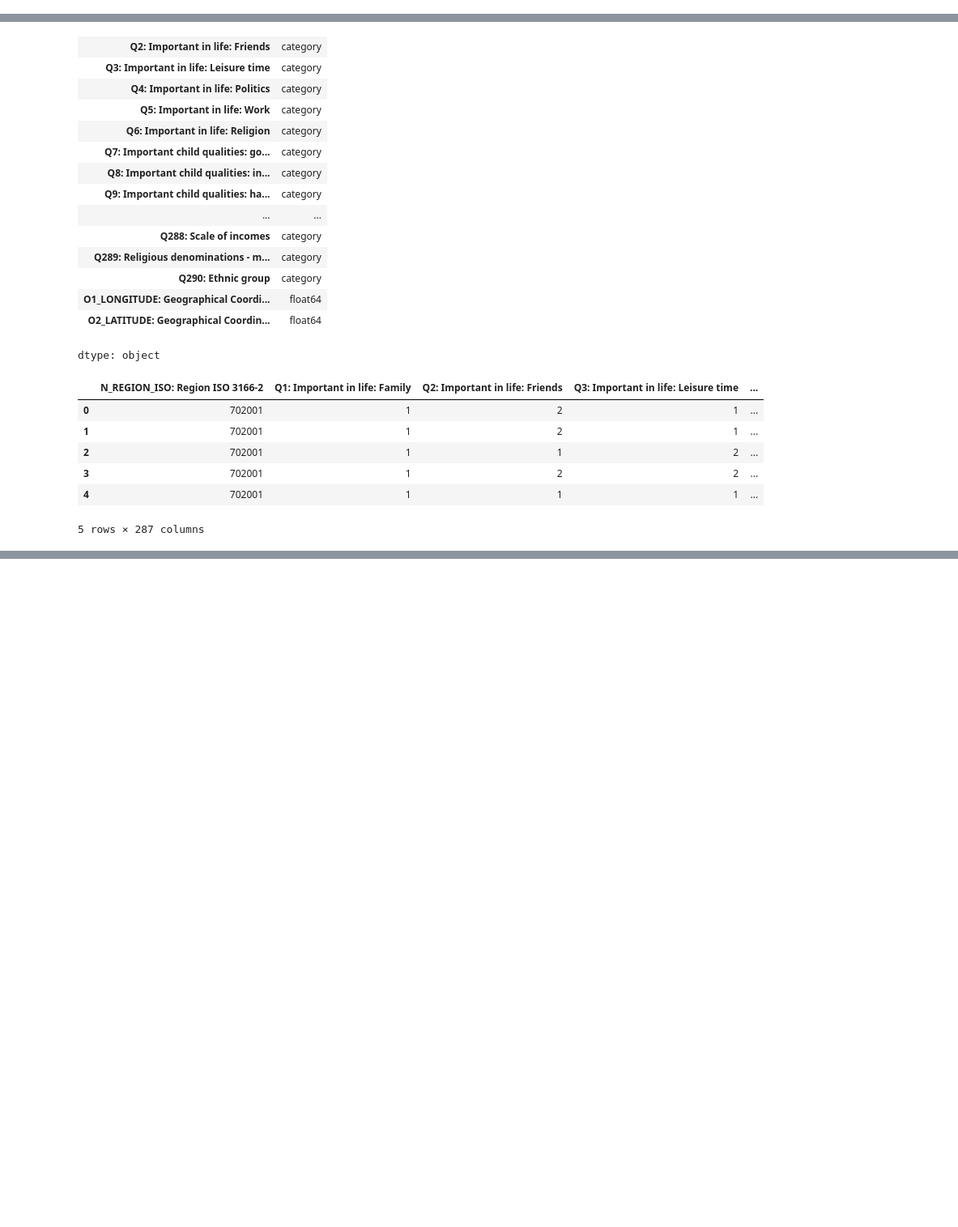
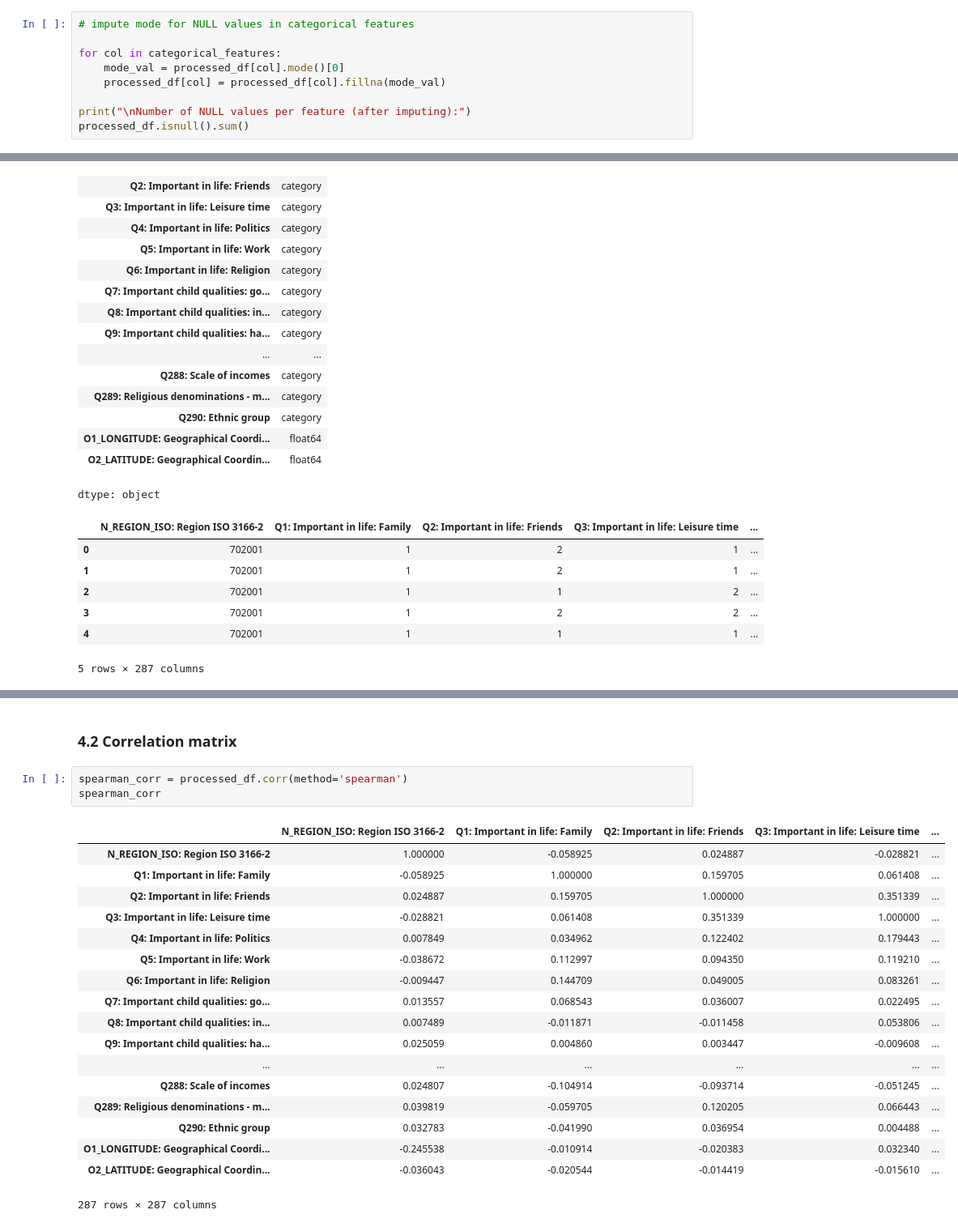
Before and after one commit to gooncaver/is5126_finalproj, a Jupyter notebook: Data/Scripts/preprocessing_ck.ipynb, the cells around one changed output, grey strips where cells are left out. Shown at 81% size. Saved outputs shown, nothing was run; the diff lists cells and outputs as text; blank space fills up the shorter version.

```diff
--- a/Data/Scripts/preprocessing_ck.ipynb
+++ b/Data/Scripts/preprocessing_ck.ipynb
@@ -409,6 +379,15 @@ Some columns have high number of NULL values.
 
 
 Approach: to impute the mode for these missing data so that we retain the available data for training.
+# %%
+# impute mode for NULL values in categorical features
+
+for col in categorical_features:
+    mode_val = processed_df[col].mode()[0]
+    processed_df[col] = processed_df[col].fillna(mode_val)
+
+print("\nNumber of NULL values per feature (after imputing):")
+processed_df.isnull().sum()
 # %%
 # process all features
 
@@ -456,0 +469,24 @@ dtype: object
+# %% [markdown]
+### 4.2 Correlation matrix
+# %%
+spearman_corr = processed_df.corr(method='spearman')
+spearman_corr
+# %% [output]
+|  | N_REGION_ISO: Region ISO 3166-2 | Q1: Important in life: Family | Q2: Important in life: Friends | Q3: Important in life: Leisure time | ... |
+| N_REGION_ISO: Region ISO 3166-2 | 1.000000 | -0.058925 | 0.024887 | -0.028821 | ... |
+| Q1: Important in life: Family | -0.058925 | 1.000000 | 0.159705 | 0.061408 | ... |
+| Q2: Important in life: Friends | 0.024887 | 0.159705 | 1.000000 | 0.351339 | ... |
+| Q3: Important in life: Leisure time | -0.028821 | 0.061408 | 0.351339 | 1.000000 | ... |
+| Q4: Important in life: Politics | 0.007849 | 0.034962 | 0.122402 | 0.179443 | ... |
+| Q5: Important in life: Work | -0.038672 | 0.112997 | 0.094350 | 0.119210 | ... |
+| Q6: Important in life: Religion | -0.009447 | 0.144709 | 0.049005 | 0.083261 | ... |
+| Q7: Important child qualities: go... | 0.013557 | 0.068543 | 0.036007 | 0.022495 | ... |
+| Q8: Important child qualities: in... | 0.007489 | -0.011871 | -0.011458 | 0.053806 | ... |
+| Q9: Important child qualities: ha... | 0.025059 | 0.004860 | 0.003447 | -0.009608 | ... |
+| ... | ... | ... | ... | ... | ... |
+| Q288: Scale of incomes | 0.024807 | -0.104914 | -0.093714 | -0.051245 | ... |
+| Q289: Religious denominations - m... | 0.039819 | -0.059705 | 0.120205 | 0.066443 | ... |
+| Q290: Ethnic group | 0.032783 | -0.041990 | 0.036954 | 0.004488 | ... |
+| O1_LONGITUDE: Geographical Coordi... | -0.245538 | -0.010914 | -0.020383 | 0.032340 | ... |
+| O2_LATITUDE: Geographical Coordin... | -0.036043 | -0.020544 | -0.014419 | -0.015610 | ... |
+287 rows × 287 columns
```
Also changed, not shown: parts of 10 cells of this notebook.
